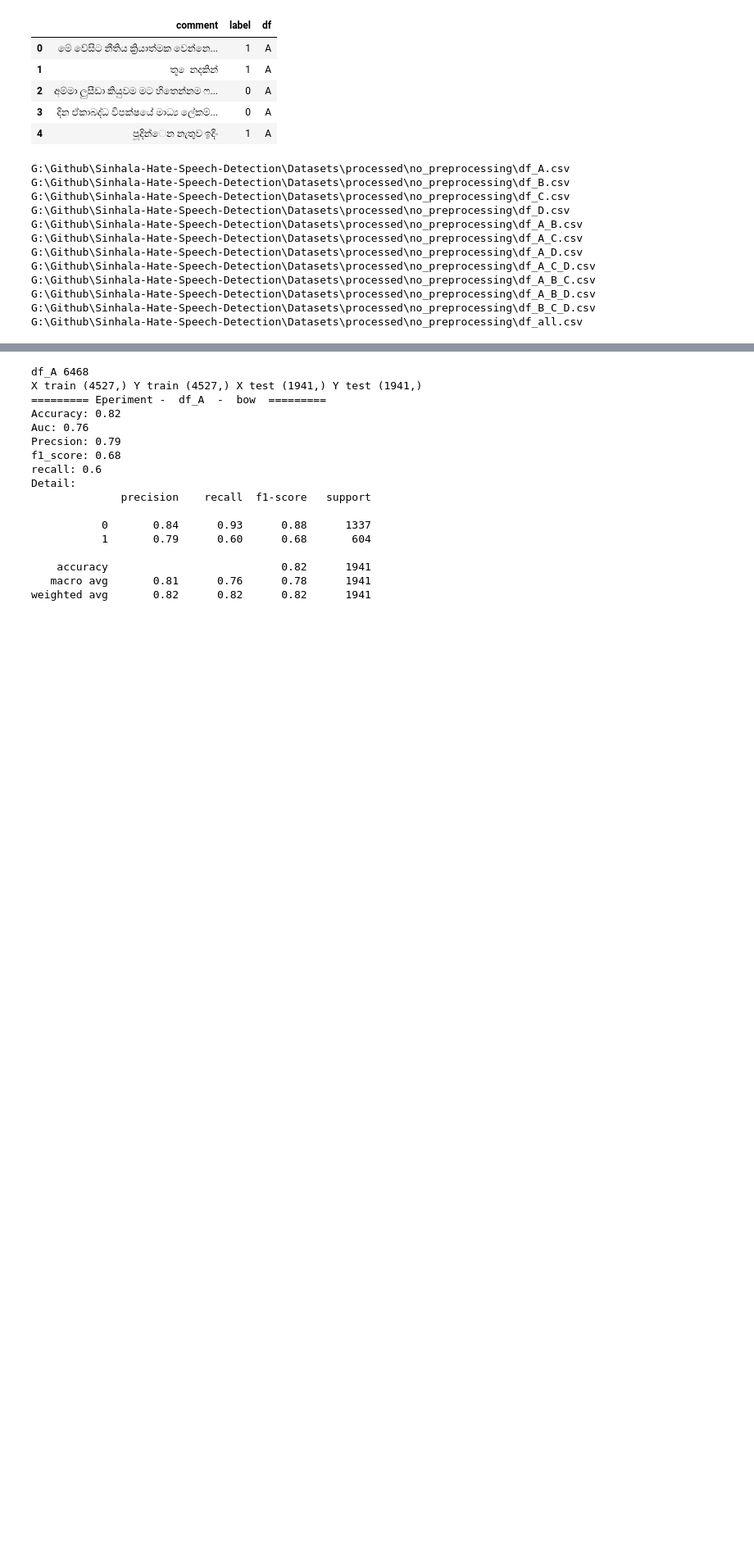
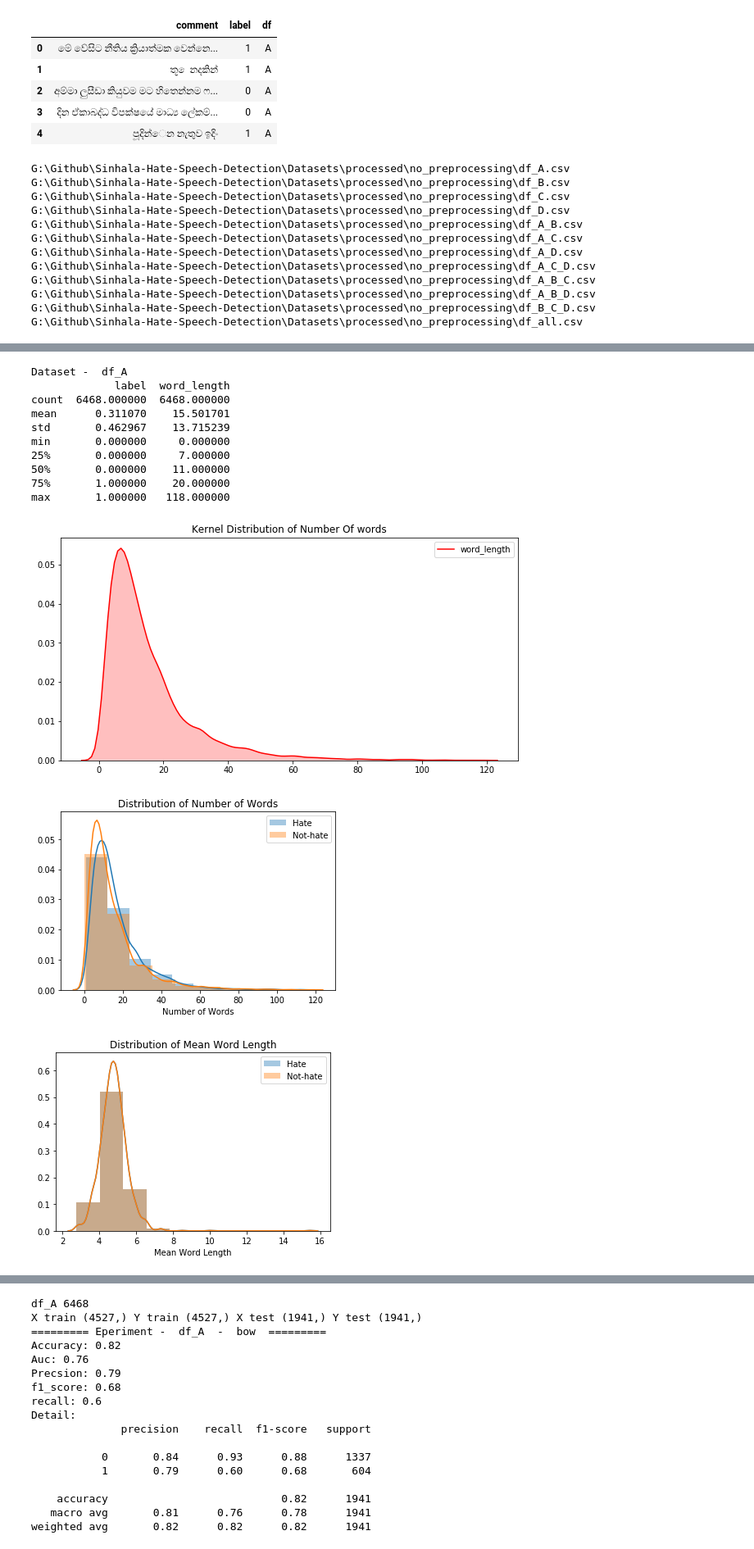
Before and after one commit to codekcg23/Sinhala-Hate-Speech-Detection, a Jupyter notebook: Experiments/Experiment_datsets_combinations.ipynb, the cells around one changed output, grey strips where cells are left out. Shown at 82% size. Cells and saved outputs as stored; diff of their text form; code cells hidden in the pictures; blank space fills up the shorter version.

```diff
--- a/Experiments/Experiment_datsets_combinations.ipynb
+++ b/Experiments/Experiment_datsets_combinations.ipynb
@@ -307,0 +449,49 @@ dataset_details(df_dict)
+# %%
+def visualize_df_class(df_dict):
+    for name,df in df_dict.items():
+        print("Dataset - ",name)
+        df = df.copy()
+        df['word_length'] = df['cleaned'].apply(lambda x: len(str(x).split()))
+        print(df.describe())
+        #articles_word_limit = articles_nonNull[articles_nonNull[‘word_length’] > 60]
+        plt.figure(figsize=(10,5))
+        p1=sns.kdeplot(df['word_length'], shade=True, color="r").set_title("Kernel Distribution of Number Of words")
+        hate_length = [df[df.label.values == 1].word_length.values]
+        not_hate_length = [df[df.label.values == 0].word_length.values]
+        #not_clickbait_length = [len(word_tokenize(title)) for title in train[train.label.values != 'clickbait'].title.values]
+        plt.show()
+
+        sns.distplot(hate_length, bins = 10, label = 'Hate')
+        sns.distplot(not_hate_length, bins = 10, label = 'Not-hate')
+        plt.legend()
+        plt.title('Distribution of Number of Words')
+        plt.xlabel('Number of Words')
+        plt.show()
+
+        # mean word length
+        hate_mean_length = df[df.label.values == 1].cleaned.apply(mean_word_length)
+        not_hate__mean_length = df[df.label.values == 0].cleaned.apply(mean_word_length)
+
+
+        sns.distplot(hate_mean_length, bins = 10, label = 'Hate')
+        sns.distplot(hate_mean_length, bins = 10, label = 'Not-hate')
+        plt.title('Distribution of Mean Word Length')
+        plt.xlabel('Mean Word Length')
+        plt.legend()
+        plt.show()
+# %%
+visualize_df_class({'df_A': df_A,'df_B': df_B,'df_A_B' :df_A_B})
+# %% [output]
+Dataset -  df_A
+             label  word_length
+count  6468.000000  6468.000000
+mean      0.311070    15.501701
+std       0.462967    13.715239
+min       0.000000     0.000000
+25%       0.000000     7.000000
+50%       0.000000    11.000000
+75%       1.000000    20.000000
+max       1.000000   118.000000
+[figure, added]
+[figure, added]
+[figure, added]
```
Also changed, not shown: parts of 41 cells of this notebook.
